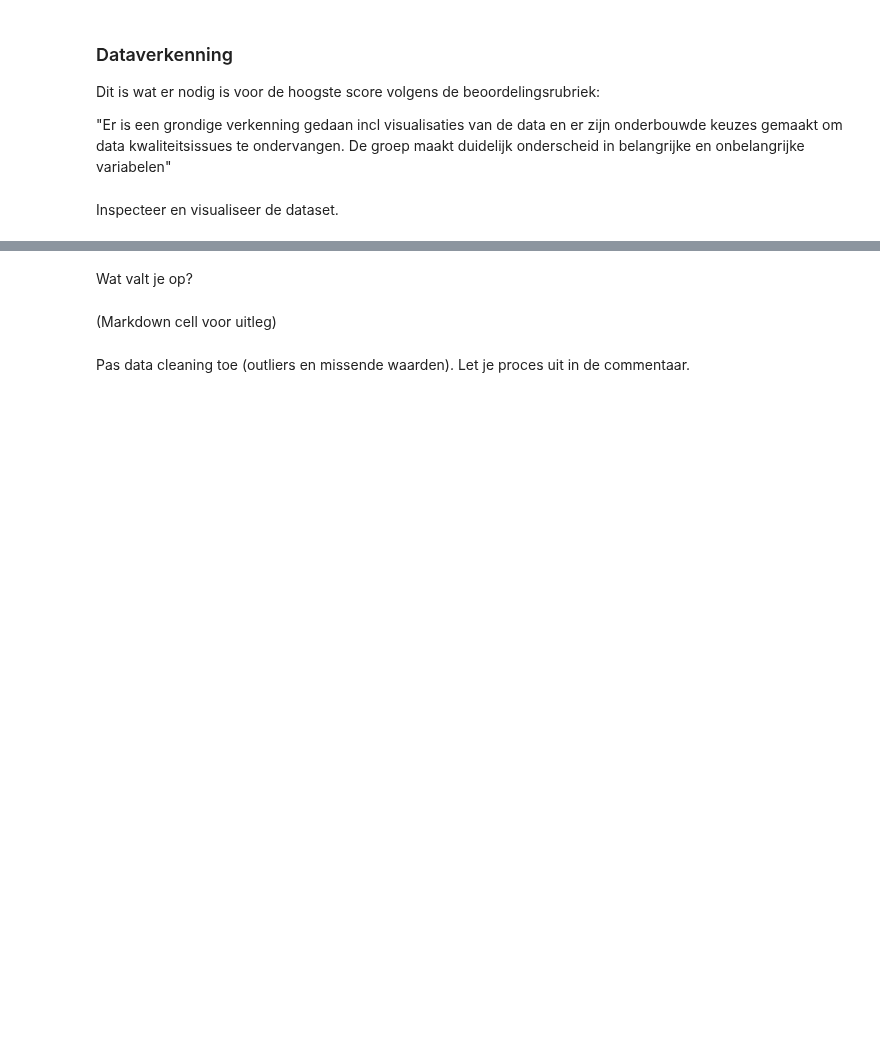
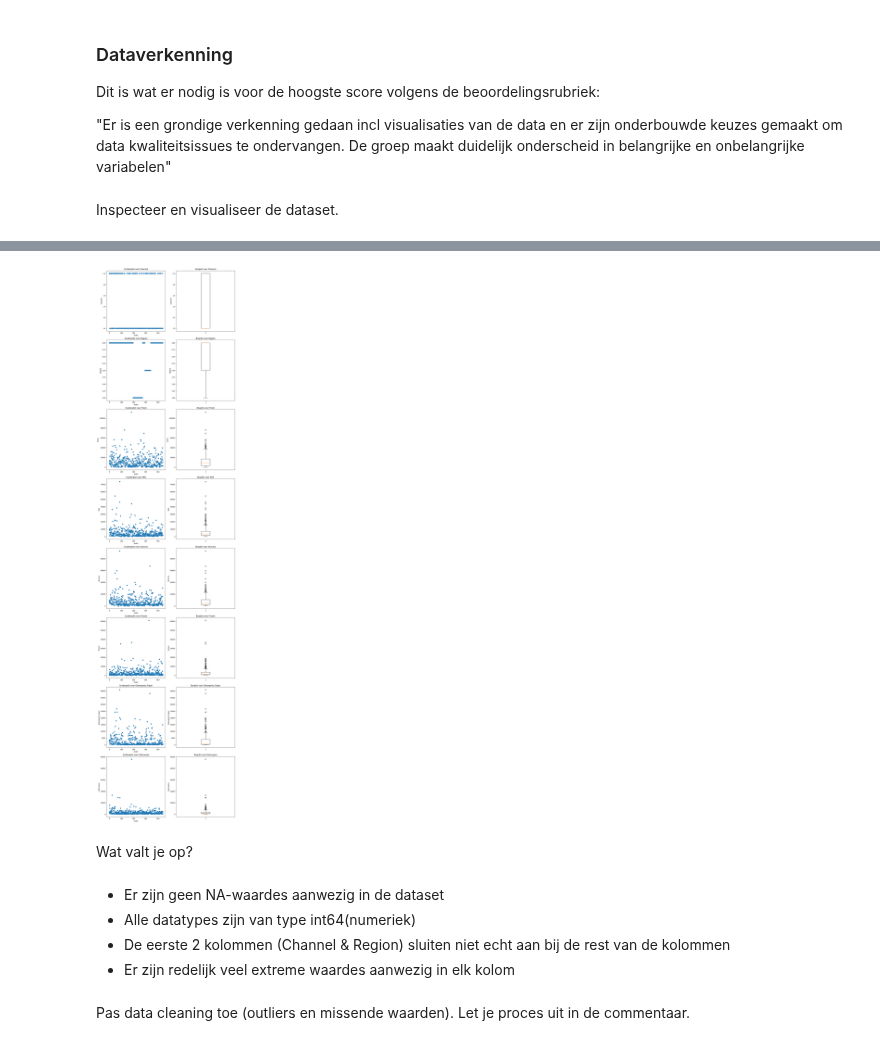
Before and after one commit to yanj27/Smart_Industry, a Jupyter notebook: Data Mining/Opdracht 3/Data Mining - Opdracht 3 (Clustering).ipynb, the cells around one changed output, grey strips where cells are left out. Cells and saved outputs as stored; diff of their text form; code cells hidden in the pictures; blank space fills up the shorter version.

```diff
--- a/Data Mining/Opdracht 3/Data Mining - Opdracht 3 (Clustering).ipynb
+++ b/Data Mining/Opdracht 3/Data Mining - Opdracht 3 (Clustering).ipynb
@@ -184,4 +184,10 @@ Dit is wat er nodig is voor de hoogste score volgens de beoordelingsrubriek:
 # %% [markdown]
 Inspecteer en visualiseer de dataset.
 # %%
-(code cell)
+import pandas as pd
+import numpy as np
+import matplotlib.pyplot as plt
+
+
+data = pd.read_csv('Wholesale.csv')
+data.head()
@@ -188,7 +225,29 @@ Inspecteer en visualiseer de dataset.
+# %%
+n_cols = len(data.columns)
+fig, axes = plt.subplots(n_cols, 2, figsize=(12, 6 * n_cols), constrained_layout=True)
+if n_cols == 1:
+    axes = [axes]
+
+for i, column in enumerate(data.columns):
+    axes[i, 0].scatter(data.index, data[column])
+    axes[i, 0].set_title(f"Scatterplot voor {column}")
+    axes[i, 0].set_xlabel("Index")
+    axes[i, 0].set_ylabel(column)
+
+    axes[i, 1].boxplot(data[column])
+    axes[i, 1].set_title(f"Boxplot voor {column}")
+    axes[i, 1].set_ylabel(column)
+
+plt.show()
+# %% [output]
+[figure, added]
 # %% [markdown]
 Wat valt je op?
 # %% [markdown]
-(Markdown cell voor uitleg)
+* Er zijn geen NA-waardes aanwezig in de dataset
+* Alle datatypes zijn van type int64(numeriek)
+* De eerste 2 kolommen (Channel & Region) sluiten niet echt aan bij de rest van de kolommen
+* Er zijn redelijk veel extreme waardes aanwezig in elk kolom
 # %% [markdown]
 Pas data cleaning toe (outliers en missende waarden). Let je proces uit in de commentaar.
 # %%
```
Also changed, not shown: parts of 13 cells of this notebook.
